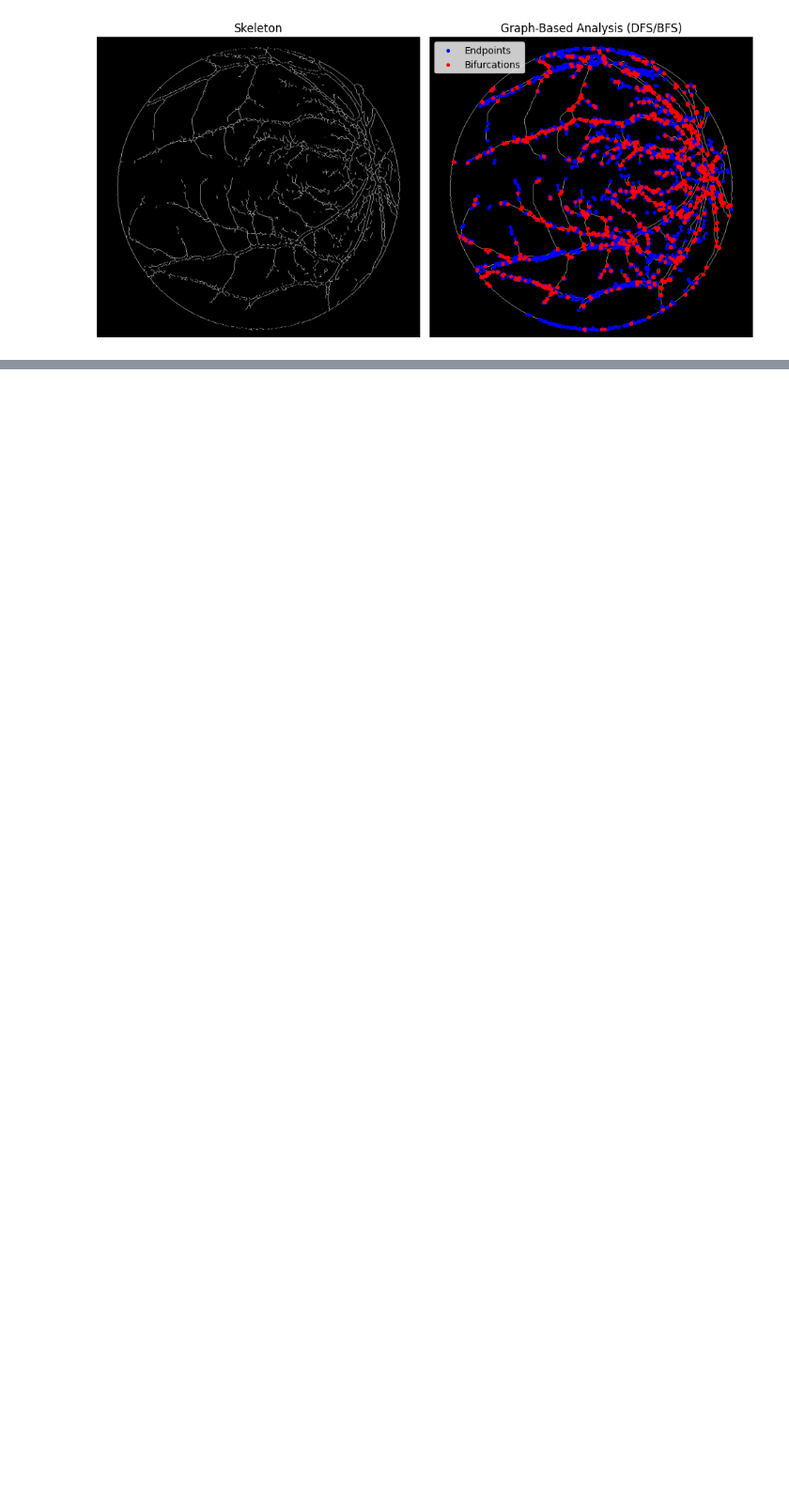
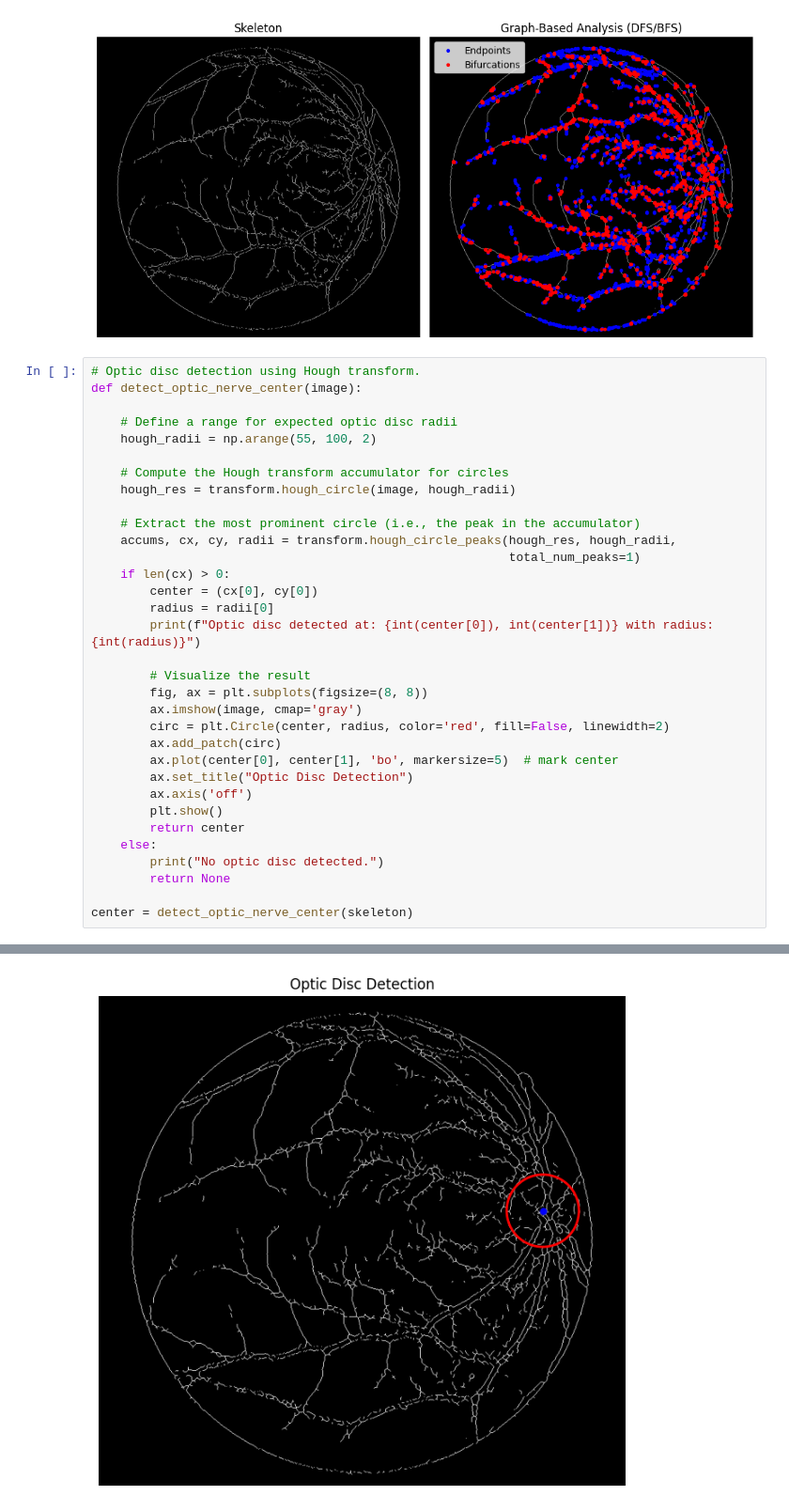
Before and after one commit to Shreyas8612/Image_Processing_Fundas_Images, a Jupyter notebook: Image_Processing.ipynb, the cells around one changed output, grey strips where cells are left out. Shown at 94% size. Saved outputs shown, nothing was run; the diff lists cells and outputs as text; blank space fills up the shorter version.

Commit message:
Optic Disc Detection

```diff
--- a/Image_Processing.ipynb
+++ b/Image_Processing.ipynb
@@ -478,3 +478,37 @@ plt.tight_layout()
 plt.show()
 # %% [output]
 [figure]
+# %%
+# Optic disc detection using Hough transform.
+def detect_optic_nerve_center(image):
+
+    # Define a range for expected optic disc radii
+    hough_radii = np.arange(55, 100, 2)
+
+    # Compute the Hough transform accumulator for circles
+    hough_res = transform.hough_circle(image, hough_radii)
+
+    # Extract the most prominent circle (i.e., the peak in the accumulator)
+    accums, cx, cy, radii = transform.hough_circle_peaks(hough_res, hough_radii,
+                                                         total_num_peaks=1)
+    if len(cx) > 0:
+        center = (cx[0], cy[0])
+        radius = radii[0]
+        print(f"Optic disc detected at: {int(center[0]), int(center[1])} with radius: {int(radius)}")
+
+        # Visualize the result
+        fig, ax = plt.subplots(figsize=(8, 8))
+        ax.imshow(image, cmap='gray')
+        circ = plt.Circle(center, radius, color='red', fill=False, linewidth=2)
+        ax.add_patch(circ)
+        ax.plot(center[0], center[1], 'bo', markersize=5)  # mark center
+        ax.set_title("Optic Disc Detection")
+        ax.axis('off')
+        plt.show()
+        return center
+    else:
+        print("No optic disc detected.")
+        return None
+
+center = detect_optic_nerve_center(skeleton)
+# %% [output]
@@ -480,0 +516 @@ plt.show()
+[figure, added]
```
Also changed, not shown: parts of 2 cells of this notebook.
